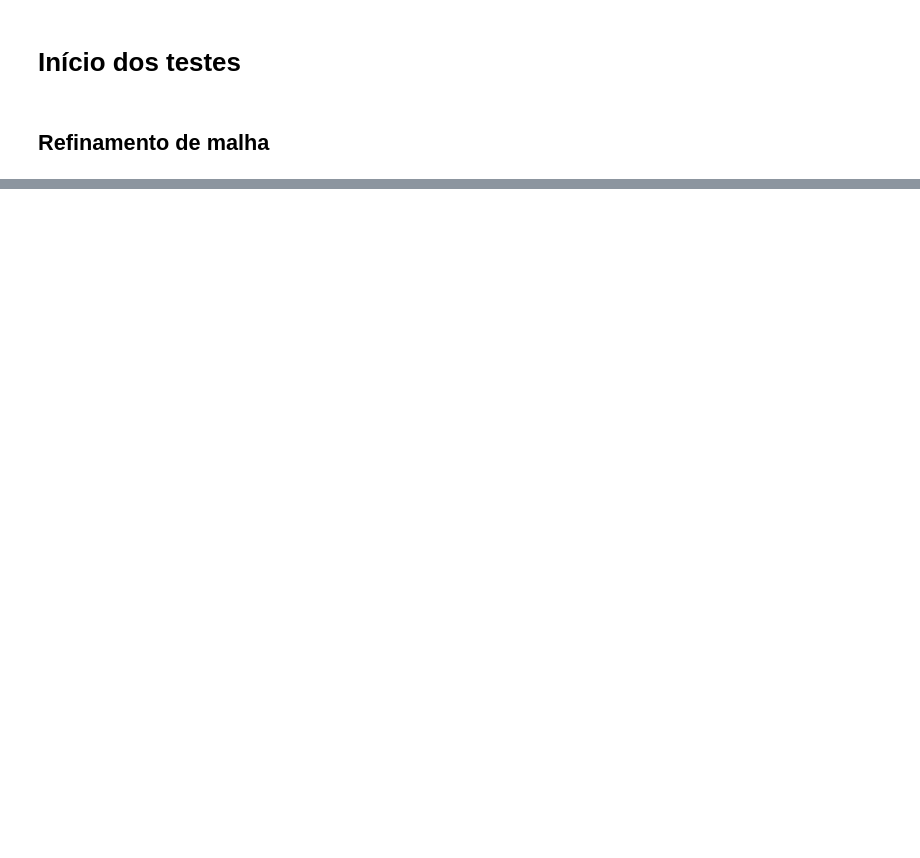
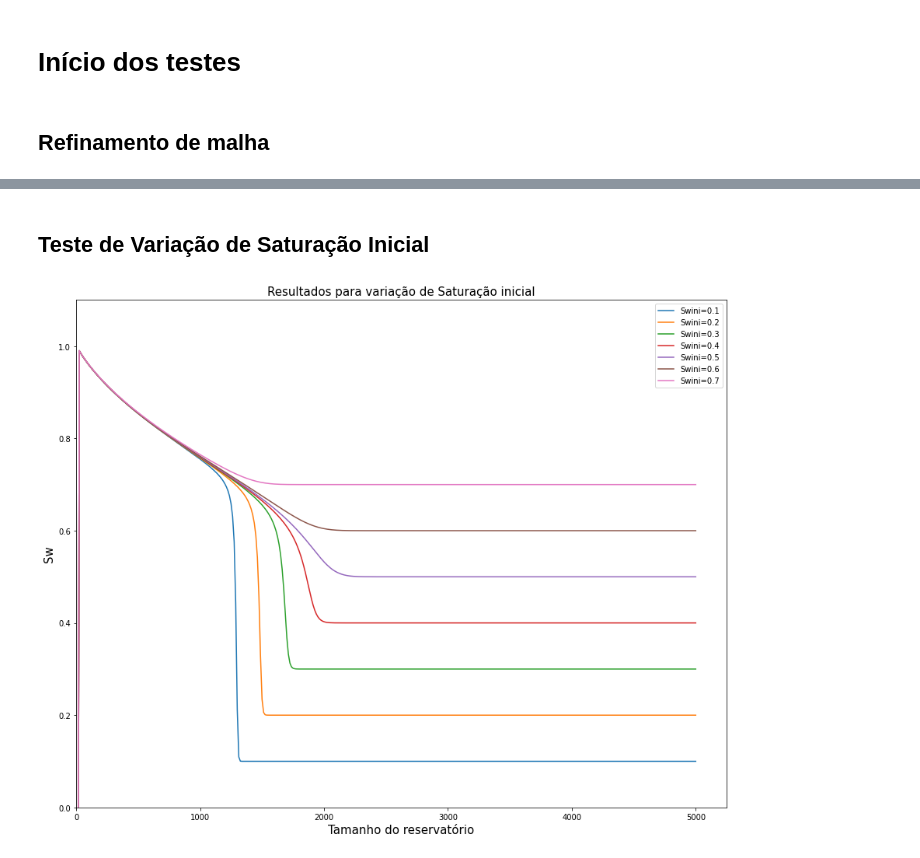
Before and after one commit to harduim300/Trab1SimuladoresReservatorios, a Jupyter notebook: Trabalho2-SimulacaoDeReservatorios.ipynb, the cells around one changed output, grey strips where cells are left out. Cells and saved outputs as stored; diff of their text form; code cells hidden in the pictures; blank space fills up the shorter version.

```diff
--- a/Trabalho2-SimulacaoDeReservatorios.ipynb
+++ b/Trabalho2-SimulacaoDeReservatorios.ipynb
@@ -190,0 +230,31 @@ plt.show()
+# %% [markdown]
+## Teste de Variação de Saturação Inicial
+# %%
+k = 10.0* (10**-15)
+phi = 0.25
+Sw_inicials = [0.1,0.2,0.3,0.4,0.5,0.6,0.7]
+C = 1
+Lx = 5000
+Ly = 40
+Lz = 10
+miw = 1.0*(10**-3)
+mio = 0.8*(10**-3)
+qt = 85.0
+tempo_total = 365*3
+n_x = 400
+my_list = []
+for Sw_inicial in Sw_inicials:
+    df = calcSw(Sw_inicial, C, miw, mio, qt, phi, Lx, Ly, Lz, n_x, tempo_total)
+    df = df.rename(columns={'Sw':f'Swini={Sw_inicial}'})
+    my_list.append(df)
+df = pd.concat([df.stack() for df in my_list], axis=0).unstack()
+f, a = plt.subplots(1,1, figsize=(15,12))
+df.plot(ax=a)
+a.set_title(f'Resultados para variação de Saturação inicial', fontsize=15)
+a.set_xlabel('Tamanho do reservatório',fontsize=15)
+a.set_ylabel('Sw',fontsize=15)
+a.axis(xmin=0)
+a.axis(ymin=0.0,ymax=1.1)
+plt.show()
+# %% [output]
+[figure, added]
```
Also changed, not shown: parts of 14 cells of this notebook.
